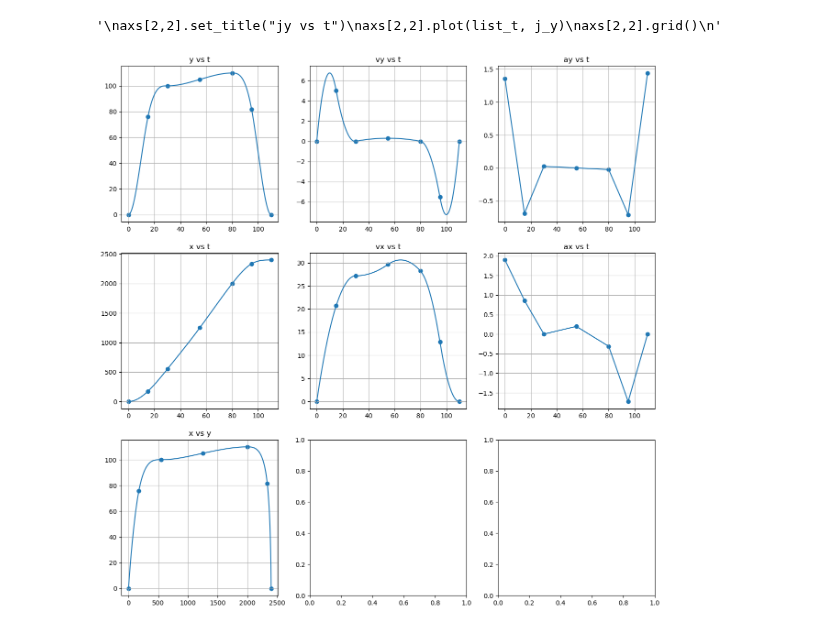
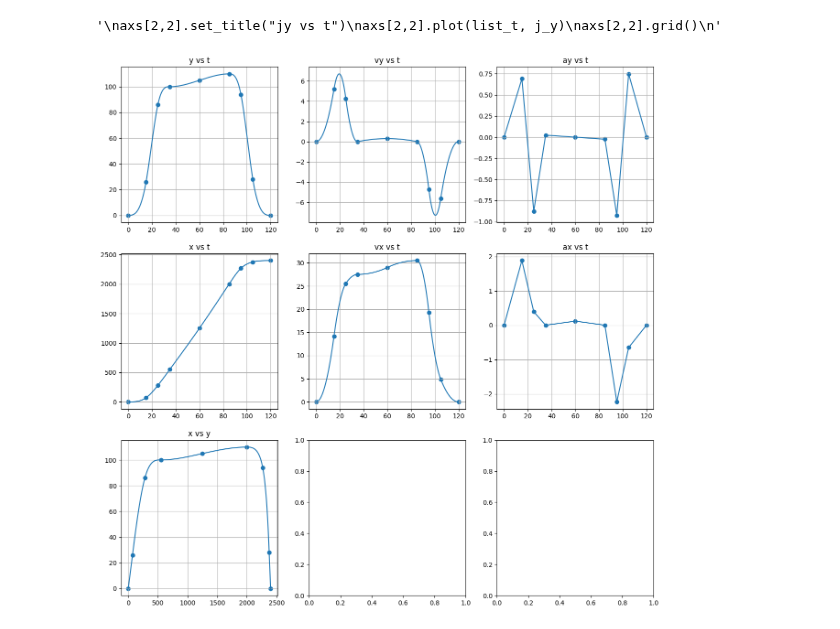
Before and after one commit to NathanielHargan/UAV_Optimization, a Jupyter notebook: PlotProfiles.ipynb, the cells around one changed output. Drawn from its saved outputs; the diff is of its cells as text; code cells hidden in the pictures.

```diff
--- a/PlotProfiles.ipynb
+++ b/PlotProfiles.ipynb
@@ -9,10 +9,12 @@ from Scripts.mission_profile import MissionProfileLinearAcc
 m1 = MissionProfileLinearAcc("profile")
 
 m1.add_segment(15, "Takeoff")
-m1.add_segment(15, "Climb")
+m1.add_segment(10, "Climb1")
+m1.add_segment(10, "Climb2")
 m1.add_segment(25, "cruise1")
 m1.add_segment(25, "cruise2")
-m1.add_segment(15, "decent")
+m1.add_segment(10, "decent1")
+m1.add_segment(10, "decent2")
 m1.add_segment(15, "land")
 
 # Takeoff
@@ -20,24 +22,28 @@ m1.add_constraint(0, "x", 0)
 m1.add_constraint(0, "y", 0)
 m1.add_constraint(0, "vx", 0)
 m1.add_constraint(0, "vy", 0)
+m1.add_constraint(0, "ax", 0)
+m1.add_constraint(0, "ay", 0)
 
 # Cruise
-m1.add_constraint(550000, "x", 2)
-m1.add_constraint(100000, "y", 2)
-m1.add_constraint(0, "ax", 2)
-m1.add_constraint(0, "vy", 2)
-m1.add_constraint(1250000, "x", 3)
-m1.add_constraint(105000, "y", 3)
-m1.add_constraint(2000000, "x", 4)
-m1.add_constraint(110000, "y", 4)
-m1.add_constraint(0, "vy", 4)
+m1.add_constraint(550000, "x", 3)
+m1.add_constraint(100000, "y", 3)
+m1.add_constraint(0, "ax", 3)
+m1.add_constraint(0, "vy", 3)
+m1.add_constraint(1250000, "x", 4)
+m1.add_constraint(105000, "y", 4)
+m1.add_constraint(2000000, "x", 5)
+m1.add_constraint(0, "ax", 5)
+m1.add_constraint(110000, "y", 5)
+m1.add_constraint(0, "vy", 5)
 
 # Decent
-m1.add_constraint(2400000, "x", 6)
-m1.add_constraint(0, "y", 6)
-m1.add_constraint(0, "vx", 6)
-m1.add_constraint(0, "vy", 6)
-m1.add_constraint(0, "ax", 6)
+m1.add_constraint(2400000, "x", 8)
+m1.add_constraint(0, "y", 8)
+m1.add_constraint(0, "vx", 8)
+m1.add_constraint(0, "vy", 8)
+m1.add_constraint(0, "ax", 8)
+m1.add_constraint(0, "ay", 8)
 
 
 m1.solve_kinematics()
@@ -119,34 +125,34 @@ axs[2,0].grid()
 axs[0,1].set_title("vy vs t")
 axs[0,1].plot(list_t, v_y/1000)
 axs[0,1].scatter(m1.nodes,m1.vy/1000)
 axs[0,1].grid()
 
 axs[1,1].set_title("vx vs t")
 axs[1,1].plot(list_t, v_x/1000)
 axs[1,1].scatter(m1.nodes,m1.vx/1000)
 axs[1,1].grid()
 '''
 axs[2,1].set_title("jx vs t")
 axs[2,1].plot(list_t, j_x)
 axs[2,1].grid()
 '''
 axs[0,2].set_title("ay vs t")
 axs[0,2].plot(list_t, a_y/1000)
 axs[0,2].scatter(m1.nodes,m1.ay/1000)
 axs[0,2].grid()
 
 axs[1,2].set_title("ax vs t")
 axs[1,2].plot(list_t, a_x/1000)
 axs[1,2].scatter(m1.nodes,m1.ax/1000)
 axs[1,2].grid()
 '''
 axs[2,2].set_title("jy vs t")
 axs[2,2].plot(list_t, j_y)
 axs[2,2].grid()
 '''
 # %% [output]
 '\naxs[2,2].set_title("jy vs t")\naxs[2,2].plot(list_t, j_y)\naxs[2,2].grid()\n'
-[figure, old version]
+[figure, new version]
 # %%
 # Determine masses; moments of inertia; and surface area (for drag)
 
```
Also changed, not shown: 13 other files.
